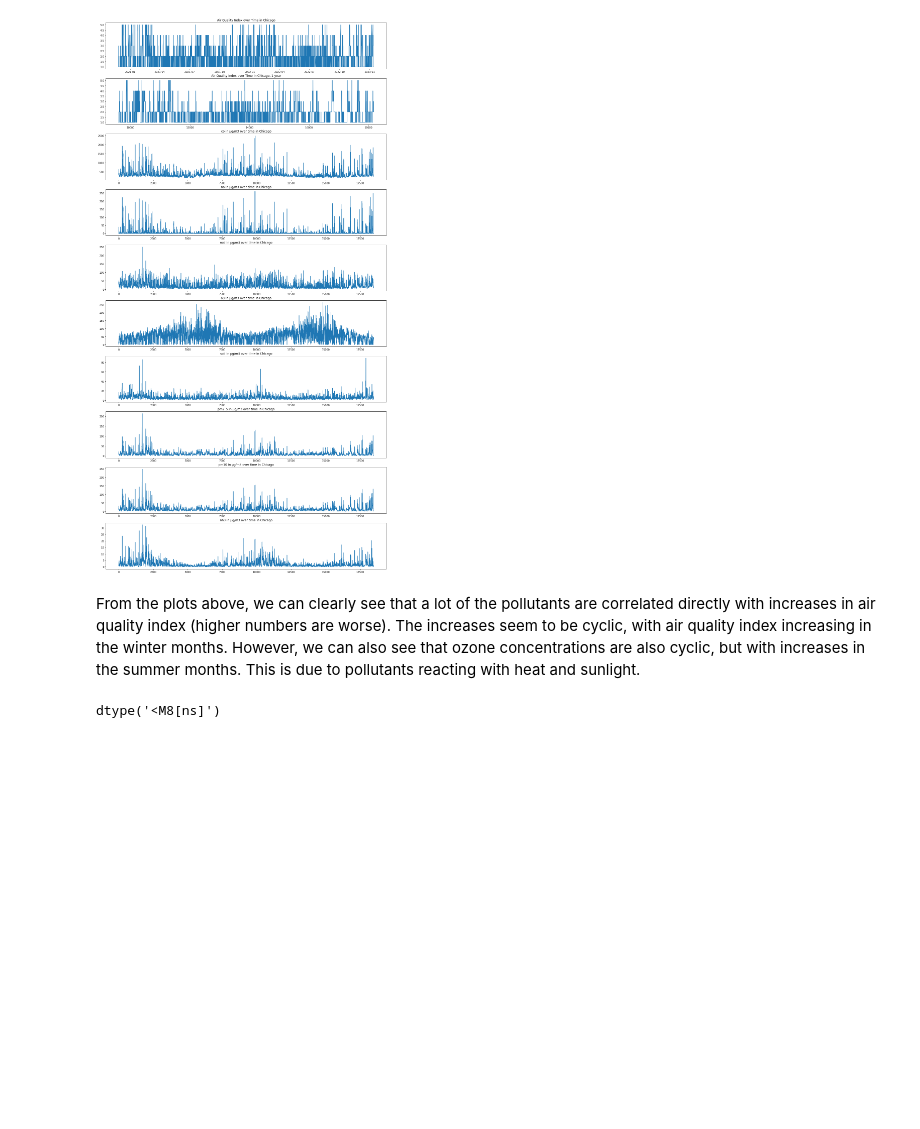
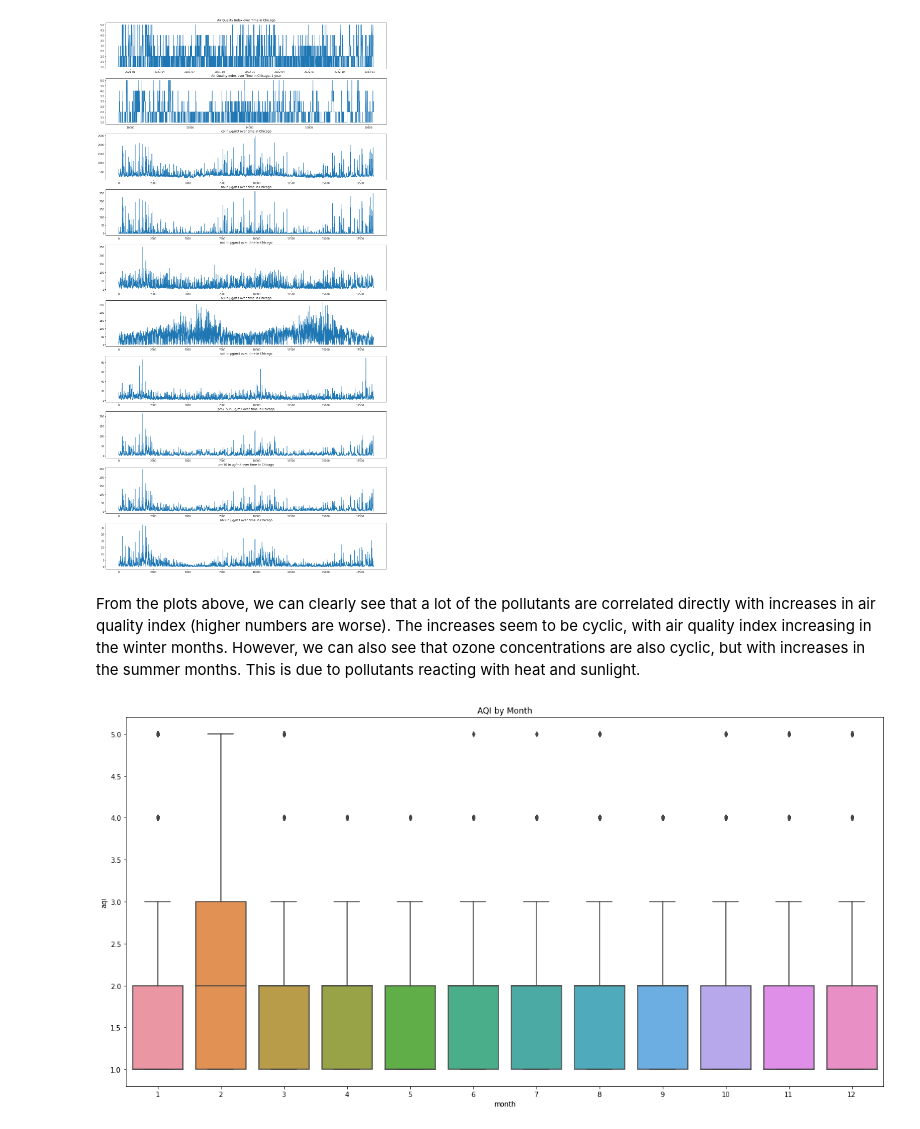
Before and after one commit to achi113s/AQIPrediction, a Jupyter notebook: planning.ipynb, the cells around one changed output. Saved outputs shown, nothing was run; the diff lists cells and outputs as text; code cells hidden in the pictures; blank space fills up the shorter version.

Commit message:
did some basic exploration of chicago aqi data

```diff
--- a/planning.ipynb
+++ b/planning.ipynb
@@ -197,11 +196,11 @@ From the plots above, we can clearly see that a lot of the pollutants are correl
 # %%
 import seaborn as sns
 
-data_with_month = data[['date', 'aqi']].copy()
-data_with_month['date'].dtype
-# fig, ax1 = plt.subplots(figsize=(20,10))
-# sns.boxplot(data=data, x=data.date, y='aqi')
-# ax1.set(title='AQI by Month')
-# plt.show()
+data_with_month = data[['datetime', 'aqi']].copy()
+data_with_month['month'] = pd.DatetimeIndex(data_with_month['datetime']).month
+fig, ax1 = plt.subplots(figsize=(20,10))
+sns.boxplot(data=data_with_month, x='month', y='aqi')
+ax1.set(title='AQI by Month')
+plt.show()
 # %% [output]
-dtype('<M8[ns]')
+[figure, added]
```
Also changed, not shown: parts of 5 cells of this notebook.
